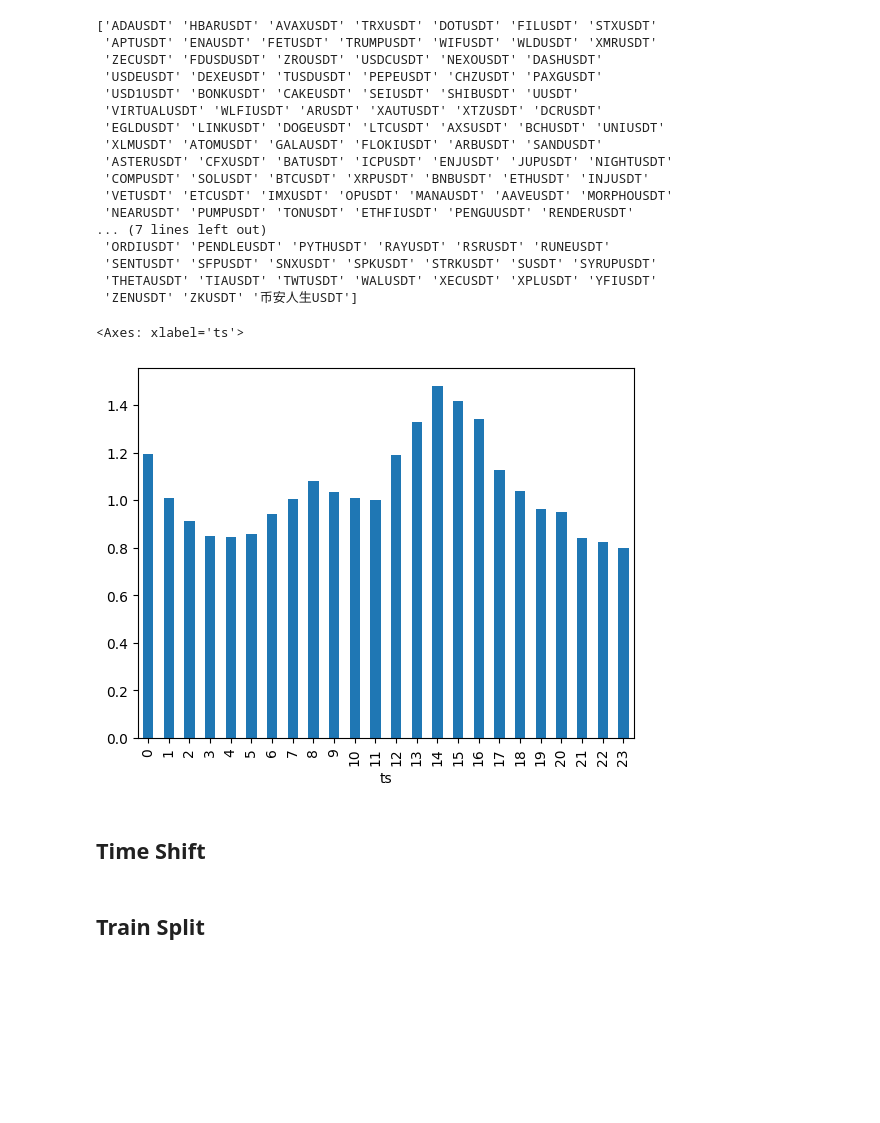
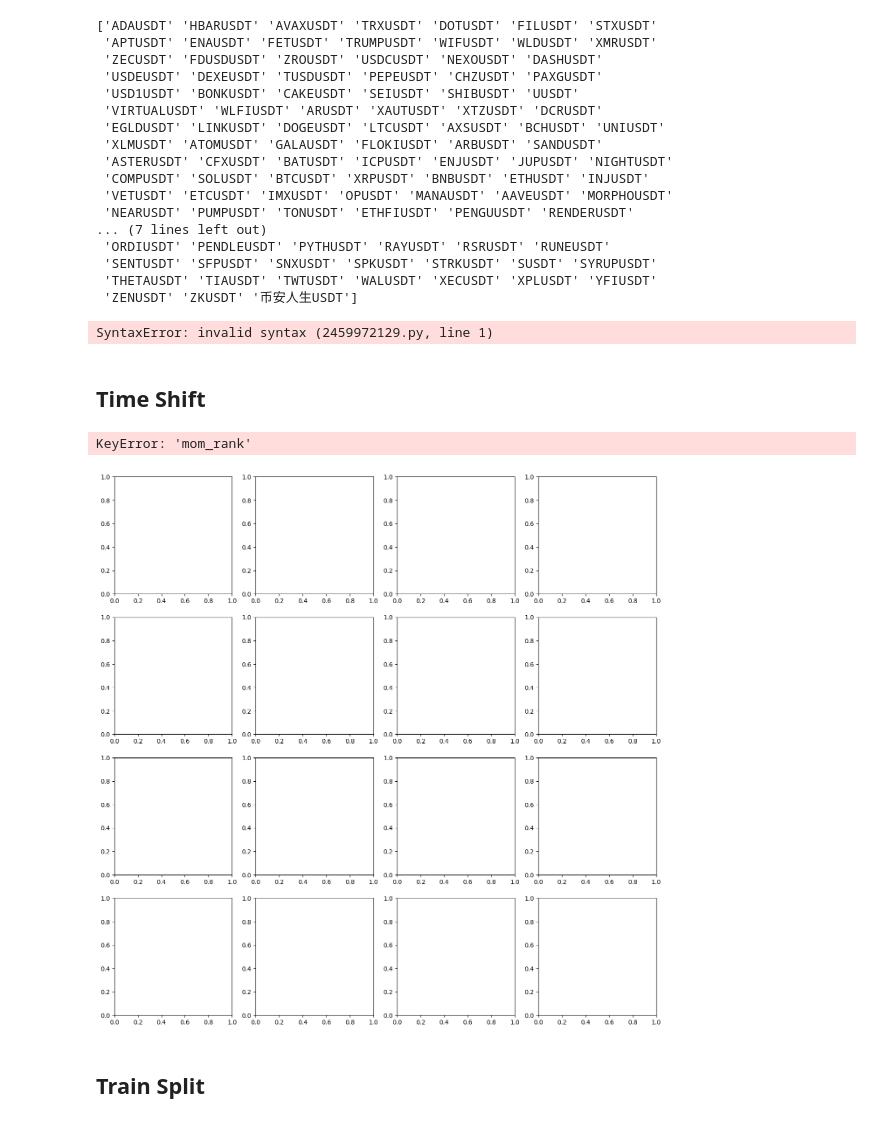
Before and after one commit to kcf1/Multistrat, a Jupyter notebook: strategies/research/double_sort.ipynb, the cells around one changed output. Saved outputs shown, nothing was run; the diff lists cells and outputs as text; code cells hidden in the pictures; blank space fills up the shorter version.

```diff
--- a/strategies/research/double_sort.ipynb
+++ b/strategies/research/double_sort.ipynb
@@ -258,19 +258,19 @@ def cs_rank(x):
     rank = x.rank(pct=True) - 0.5
     return rank
 def cs_norm(x):
-    z = (x - x.median()) / (x.quantile(0.75) - x.quantile(0.25))
-    z = z.clip(-3,3)
+    m,u,d = np.median(x),np.quantile(x,0.9),np.quantile(x,0.1)
+    z = (x - m) / (u - d)
+    z = z.clip(u,d)
     return z
 def cs_zscore(x):
     z = (x - x.mean()) / x.std()
     z = z.clip(-3,3)
     return z
 # %%
-volume_ratio = ohlcv_df['volume'] / ohlcv_df.groupby(['symbol'],group_keys=False)['volume'].apply(lambda x: x.rolling(20*24).mean())
+volume_ratio = ohlcv_df['volume'] / ohlcv_df.groupby(['symbol'],group_keys=False)['volume'].apply(lambda x=x.rolling(20*24).mean())
 volume_ratio.groupby(ohlcv_df['ts'].dt.hour).mean().plot(kind='bar')
 # %% [output]
-<Axes: xlabel='ts'>
+SyntaxError: invalid syntax (2459972129.py, line 1)
-[figure, removed]
 # %% [markdown]
 ## Time Shift
 # %%
@@ -378,3 +396,47 @@ df['revbetasq_rank'] = df.groupby(['ts','volume_bin'])['revbetasq_score'].rank(p
+# %%
+import matplotlib.pyplot as plt
+
+signal_ranks = [
+    'mom_rank', 'trend_rank', 'breakout_rank', 'vwaprev_rank', 'resrev_rank',
+    'takerratio_rank', 'maxret_rank', 'betasq_rank', 'skew_rank', 'vol_rank',
+    'retvolcor_rank', 'quotevol_rank', 'volume_rank'
+]
+
+volume_bins = [0, 1, 2]
+n_signals = len(signal_ranks)
+n_cols = 4
+n_rows = 4
+
+for vbin in volume_bins:
+    fig, axs = plt.subplots(n_rows, n_cols, figsize=(16, 16))
+    axs = axs.flatten()
+    for i, signal in enumerate(signal_ranks):
+        # Bin into 5 bins within each volume_bin group
+        df[f"{signal}_bin"] = (df[signal] * 5).astype(int).clip(0, 4)
+        # Filter for the current volume_bin
+        dff = df[df['volume_bin'] == vbin]
+        # For each bin, average vol_weighted_return by ts, then average across ts
+        bin_avg_by_ts = (
+            dff.groupby([f"{signal}_bin", "ts"])["vol_weighted_return"]
+            .mean()
+            .groupby(level=0)
+            .mean()
+        )
+        axs[i].bar(bin_avg_by_ts.index, bin_avg_by_ts.values)
+        axs[i].set_title(f"{signal.replace('_rank','').capitalize()} bin returns (VolBin {vbin})")
+        axs[i].set_xlabel("Bin")
+        axs[i].set_ylabel("Mean vol-weighted return")
+        axs[i].set_xticks(range(5))
+        axs[i].set_xticklabels([str(x) for x in range(5)])
+    # Hide any unused subplots
+    for j in range(n_signals, n_rows * n_cols):
+        fig.delaxes(axs[j])
+    plt.suptitle(f"Signal Bins Returns: volume_bin = {vbin}", y=1.02, fontsize=18)
+    plt.tight_layout()
+    plt.show()
+# %% [output]
+KeyError: 'mom_rank'
+[figure, added]
 # %% [markdown]
 ## Train Split
 # %%
```
Also changed, not shown: parts of 15 cells of this notebook, 9 other files.
